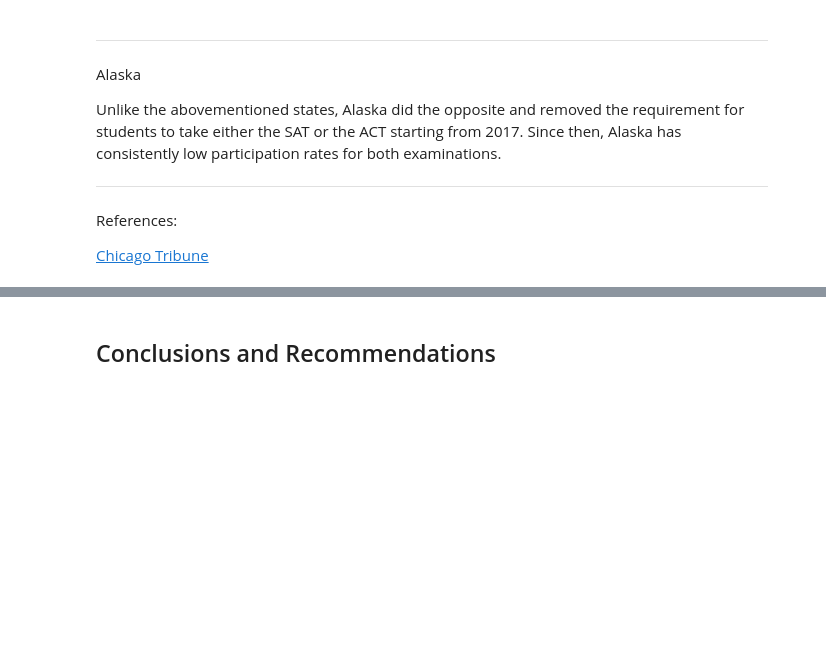
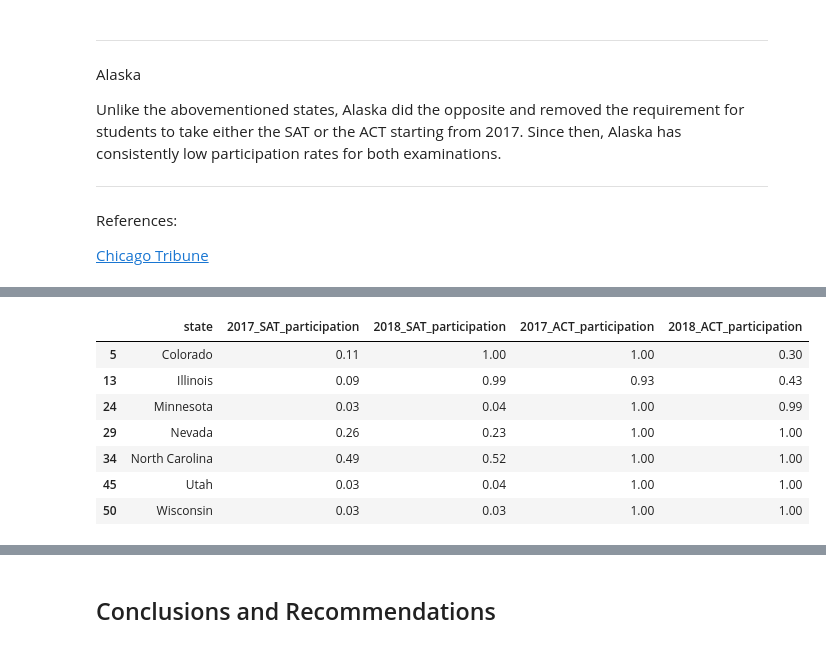
Before and after one commit to MokTeckChing/DSI18-Projects, a Jupyter notebook: project_1_SAT_ACT_analysis/code/project_1_SAT_ACT_analysis.ipynb, the cells around one changed output, grey strips where cells are left out. Cells and saved outputs as stored; diff of their text form; code cells hidden in the pictures; blank space fills up the shorter version.

```diff
--- a/project_1_v2/code/project_1_SAT_ACT_analysis.ipynb
+++ b/project_1_SAT_ACT_analysis/code/project_1_SAT_ACT_analysis.ipynb
@@ -1655,0 +1719,13 @@ References:
+# %%
+# Checking for left-leaning states with high ACT participation and low SAT participation
+
+final_president[(final_president["lean"]<0.5) & (final_president["2017_ACT_participation"]>0.90) ][["state","2017_SAT_participation","2018_SAT_participation","2017_ACT_participation","2018_ACT_participation"]]
+# %% [output]
+|  | state | 2017_SAT_participation | 2018_SAT_participation | 2017_ACT_participation | 2018_ACT_participation |
+| 5 | Colorado | 0.11 | 1.00 | 1.00 | 0.30 |
+| 13 | Illinois | 0.09 | 0.99 | 0.93 | 0.43 |
+| 24 | Minnesota | 0.03 | 0.04 | 1.00 | 0.99 |
+| 29 | Nevada | 0.26 | 0.23 | 1.00 | 1.00 |
+| 34 | North Carolina | 0.49 | 0.52 | 1.00 | 1.00 |
+| 45 | Utah | 0.03 | 0.04 | 1.00 | 1.00 |
+| 50 | Wisconsin | 0.03 | 0.03 | 1.00 | 1.00 |
```
Also changed, not shown: parts of 12 cells of this notebook, 11 other files.
